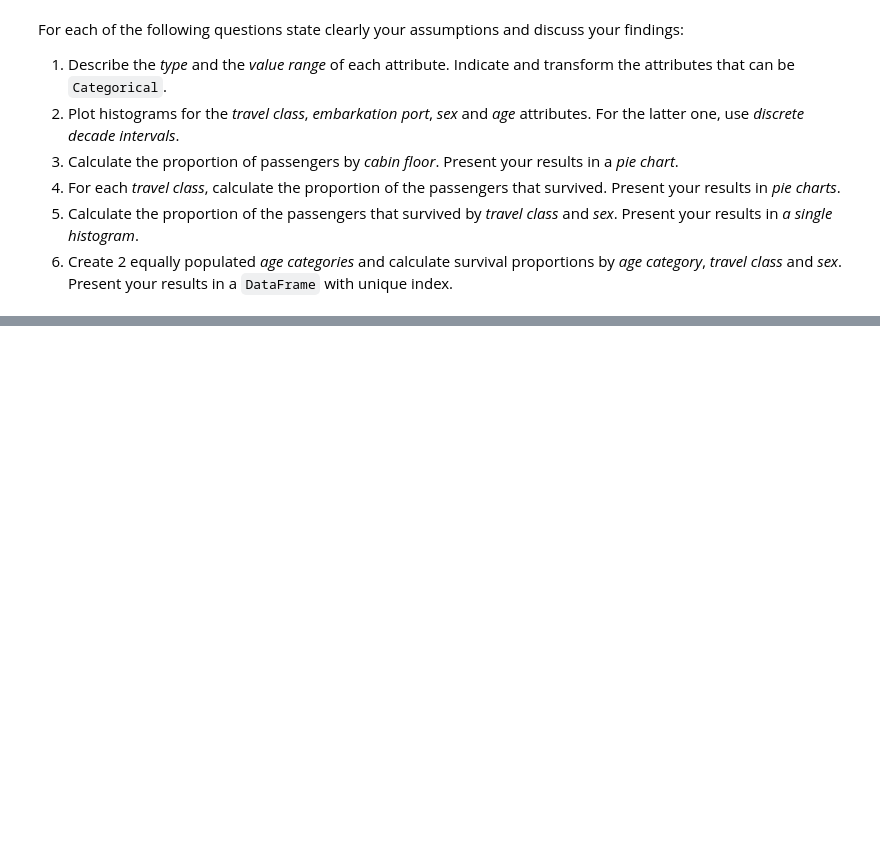
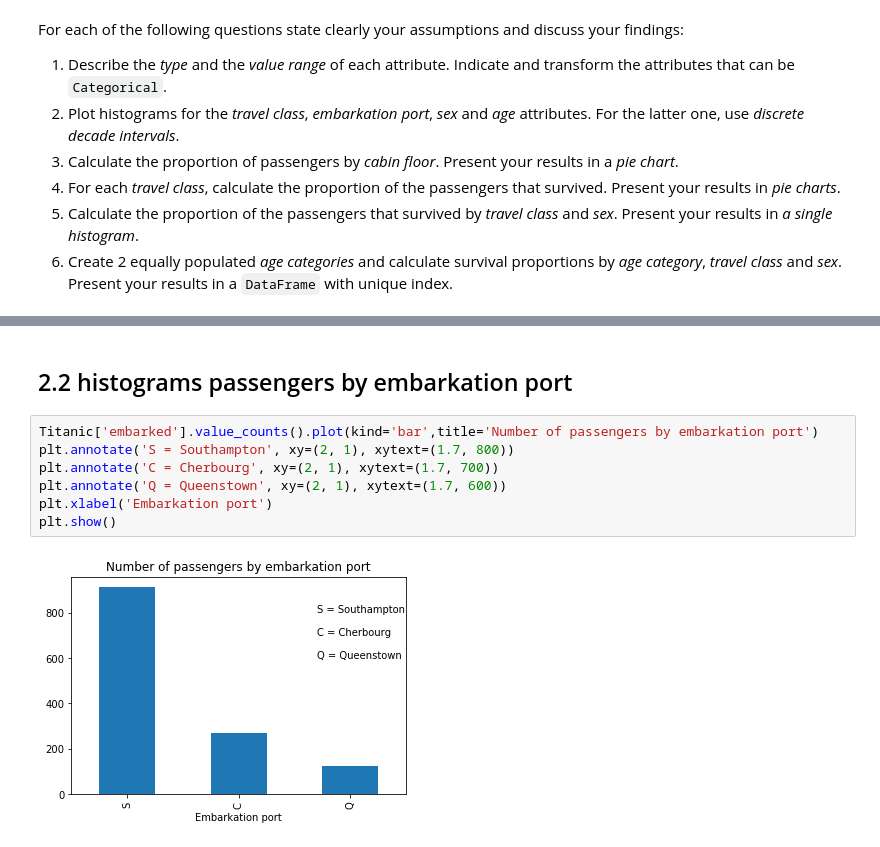
Before and after one commit to Firas11993/ada2017, a Jupyter notebook: 01 - Pandas and Data Wrangling/Homework 1.ipynb, the cells around one changed output, grey strips where cells are left out. Cells and saved outputs as stored; diff of their text form; blank space fills up the shorter version.

```diff
--- a/01 - Pandas and Data Wrangling/Homework 1.ipynb
+++ b/01 - Pandas and Data Wrangling/Homework 1.ipynb
@@ -269,0 +382,11 @@ For each of the following questions state clearly your assumptions and discuss y
+# %% [markdown]
+## 2.2 histograms passengers by embarkation port
+# %%
+Titanic['embarked'].value_counts().plot(kind='bar',title='Number of passengers by embarkation port')
+plt.annotate('S = Southampton', xy=(2, 1), xytext=(1.7, 800))
+plt.annotate('C = Cherbourg', xy=(2, 1), xytext=(1.7, 700))
+plt.annotate('Q = Queenstown', xy=(2, 1), xytext=(1.7, 600))
+plt.xlabel('Embarkation port')
+plt.show()
+# %% [output]
+[figure, added]
```
Also changed, not shown: parts of 66 cells of this notebook.
